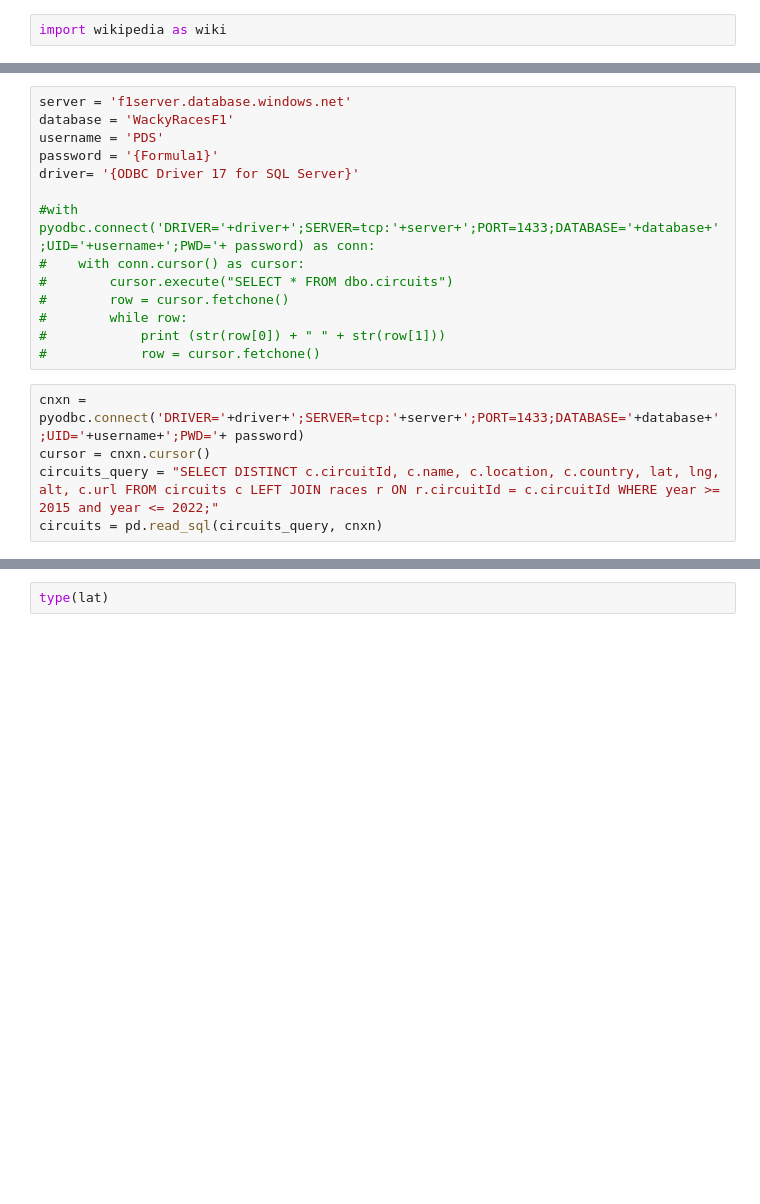
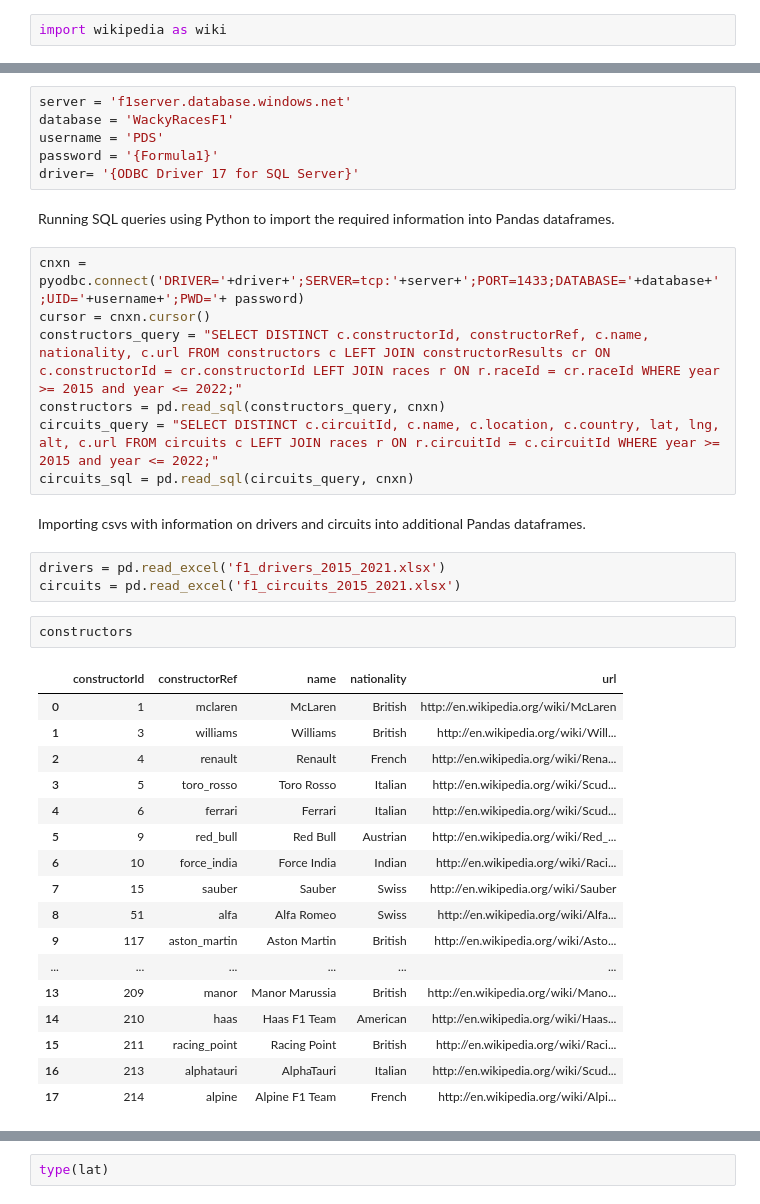
Before and after one commit to Ricardodpalmeida/PDS, a Jupyter notebook: Ric.ipynb, the cells around one changed output, grey strips where cells are left out. Saved outputs shown, nothing was run; the diff lists cells and outputs as text; blank space fills up the shorter version.

```diff
--- a/Ric.ipynb
+++ b/Ric.ipynb
@@ -30,16 +21,37 @@ database = 'WackyRacesF1'
 username = 'PDS'
 password = '{Formula1}'
 driver= '{ODBC Driver 17 for SQL Server}'
-
-#with pyodbc.connect('DRIVER='+driver+';SERVER=tcp:'+server+';PORT=1433;DATABASE='+database+';UID='+username+';PWD='+ password) as conn:
-#    with conn.cursor() as cursor:
-#        cursor.execute("SELECT * FROM dbo.circuits")
-#        row = cursor.fetchone()
-#        while row:
-#            print (str(row[0]) + " " + str(row[1]))
-#            row = cursor.fetchone()
+# %% [markdown]
+Running SQL queries using Python to import the required information into Pandas dataframes.
 # %%
 cnxn = pyodbc.connect('DRIVER='+driver+';SERVER=tcp:'+server+';PORT=1433;DATABASE='+database+';UID='+username+';PWD='+ password)
 cursor = cnxn.cursor()
+constructors_query = "SELECT DISTINCT c.constructorId, constructorRef, c.name, nationality, c.url FROM constructors c LEFT JOIN constructorResults cr ON c.constructorId = cr.constructorId LEFT JOIN races r ON r.raceId = cr.raceId WHERE year >= 2015 and year <= 2022;"
+constructors = pd.read_sql(constructors_query, cnxn)
 circuits_query = "SELECT DISTINCT c.circuitId, c.name, c.location, c.country, lat, lng, alt, c.url FROM circuits c LEFT JOIN races r ON r.circuitId = c.circuitId WHERE year >= 2015 and year <= 2022;"
-circuits = pd.read_sql(circuits_query, cnxn)
+circuits_sql = pd.read_sql(circuits_query, cnxn)
+# %% [markdown]
+Importing csvs with information on drivers and circuits into additional Pandas dataframes.
+# %%
+drivers = pd.read_excel('f1_drivers_2015_2021.xlsx')
+circuits = pd.read_excel('f1_circuits_2015_2021.xlsx')
+# %%
+constructors
+# %% [output]
+|  | constructorId | constructorRef | name | nationality | url |
+| 0 | 1 | mclaren | McLaren | British | http://en.wikipedia.org/wiki/McLaren |
+| 1 | 3 | williams | Williams | British | http://en.wikipedia.org/wiki/Will... |
+| 2 | 4 | renault | Renault | French | http://en.wikipedia.org/wiki/Rena... |
+| 3 | 5 | toro_rosso | Toro Rosso | Italian | http://en.wikipedia.org/wiki/Scud... |
+| 4 | 6 | ferrari | Ferrari | Italian | http://en.wikipedia.org/wiki/Scud... |
+| 5 | 9 | red_bull | Red Bull | Austrian | http://en.wikipedia.org/wiki/Red_... |
+| 6 | 10 | force_india | Force India | Indian | http://en.wikipedia.org/wiki/Raci... |
+| 7 | 15 | sauber | Sauber | Swiss | http://en.wikipedia.org/wiki/Sauber |
+| 8 | 51 | alfa | Alfa Romeo | Swiss | http://en.wikipedia.org/wiki/Alfa... |
+| 9 | 117 | aston_martin | Aston Martin | British | http://en.wikipedia.org/wiki/Asto... |
+| ... | ... | ... | ... | ... | ... |
+| 13 | 209 | manor | Manor Marussia | British | http://en.wikipedia.org/wiki/Mano... |
+| 14 | 210 | haas | Haas F1 Team | American | http://en.wikipedia.org/wiki/Haas... |
+| 15 | 211 | racing_point | Racing Point | British | http://en.wikipedia.org/wiki/Raci... |
+| 16 | 213 | alphatauri | AlphaTauri | Italian | http://en.wikipedia.org/wiki/Scud... |
+| 17 | 214 | alpine | Alpine F1 Team | French | http://en.wikipedia.org/wiki/Alpi... |
```
Also changed, not shown: parts of 33 cells of this notebook, 1 other file.
